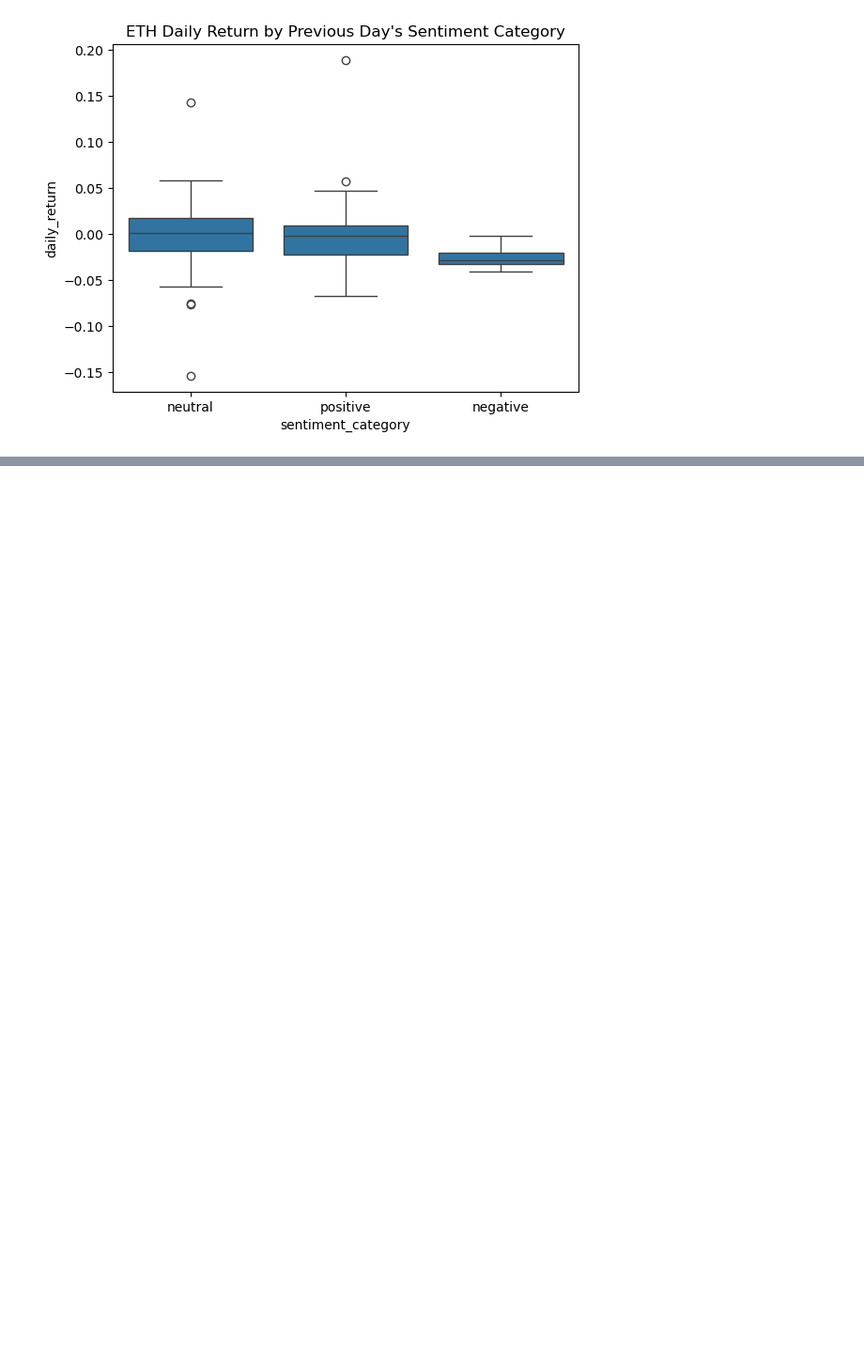
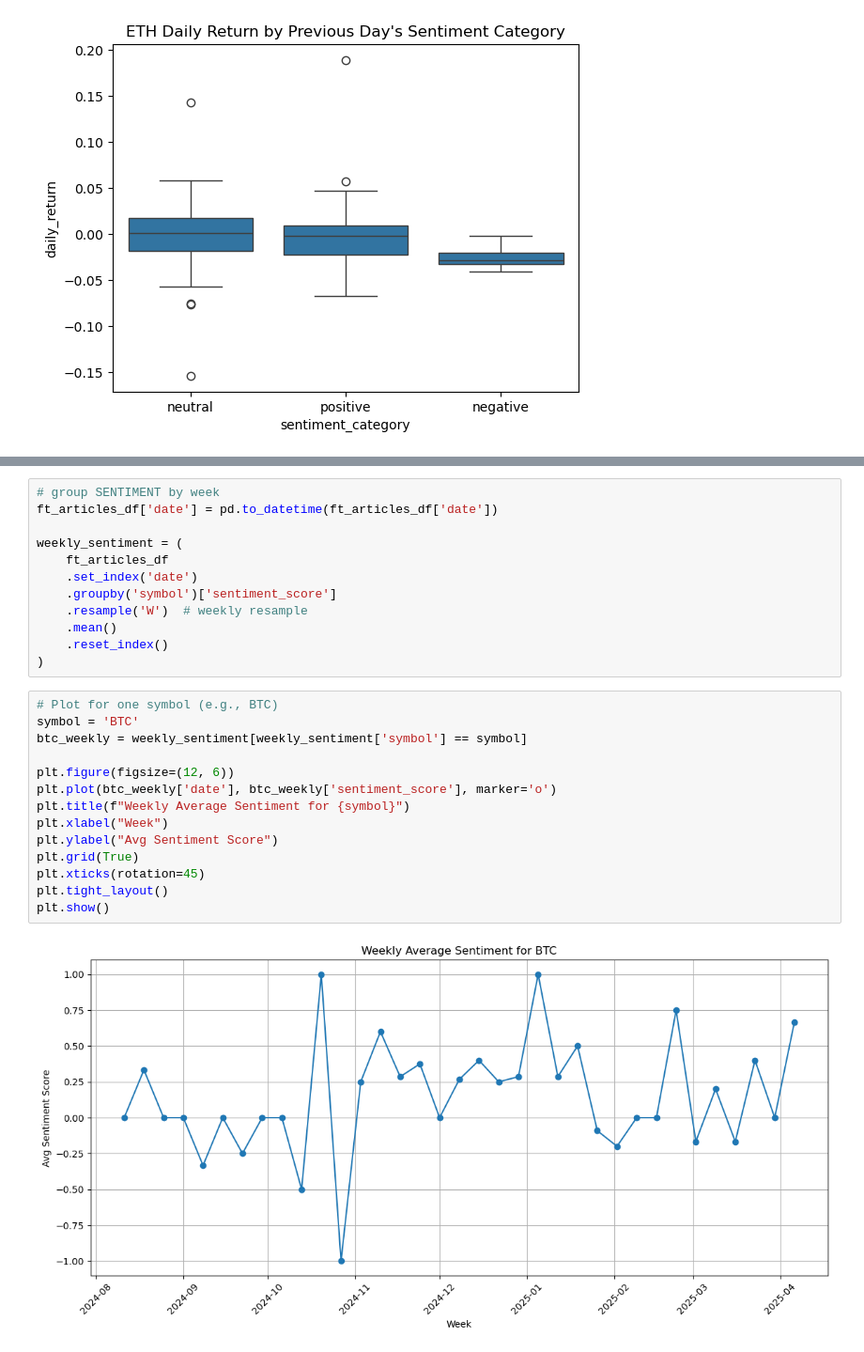
Before and after one commit to pabs-llama/projects, a Jupyter notebook: stock_api/nlp_financial_sentiment.ipynb, the cells around one changed output, grey strips where cells are left out. Shown at 94% size. Saved outputs shown, nothing was run; the diff lists cells and outputs as text; blank space fills up the shorter version.

```diff
--- a/stock_api/nlp_financial_sentiment.ipynb
+++ b/stock_api/nlp_financial_sentiment.ipynb
@@ -274,0 +243,28 @@ Notes:
+# %%
+# group SENTIMENT by week
+ft_articles_df['date'] = pd.to_datetime(ft_articles_df['date'])
+
+weekly_sentiment = (
+    ft_articles_df
+    .set_index('date')
+    .groupby('symbol')['sentiment_score']
+    .resample('W')  # weekly resample
+    .mean()
+    .reset_index()
+)
+# %%
+# Plot for one symbol (e.g., BTC)
+symbol = 'BTC'
+btc_weekly = weekly_sentiment[weekly_sentiment['symbol'] == symbol]
+
+plt.figure(figsize=(12, 6))
+plt.plot(btc_weekly['date'], btc_weekly['sentiment_score'], marker='o')
+plt.title(f"Weekly Average Sentiment for {symbol}")
+plt.xlabel("Week")
+plt.ylabel("Avg Sentiment Score")
+plt.grid(True)
+plt.xticks(rotation=45)
+plt.tight_layout()
+plt.show()
+# %% [output]
+[figure, added]
```
Also changed, not shown: parts of 10 cells of this notebook, 2 other files.
